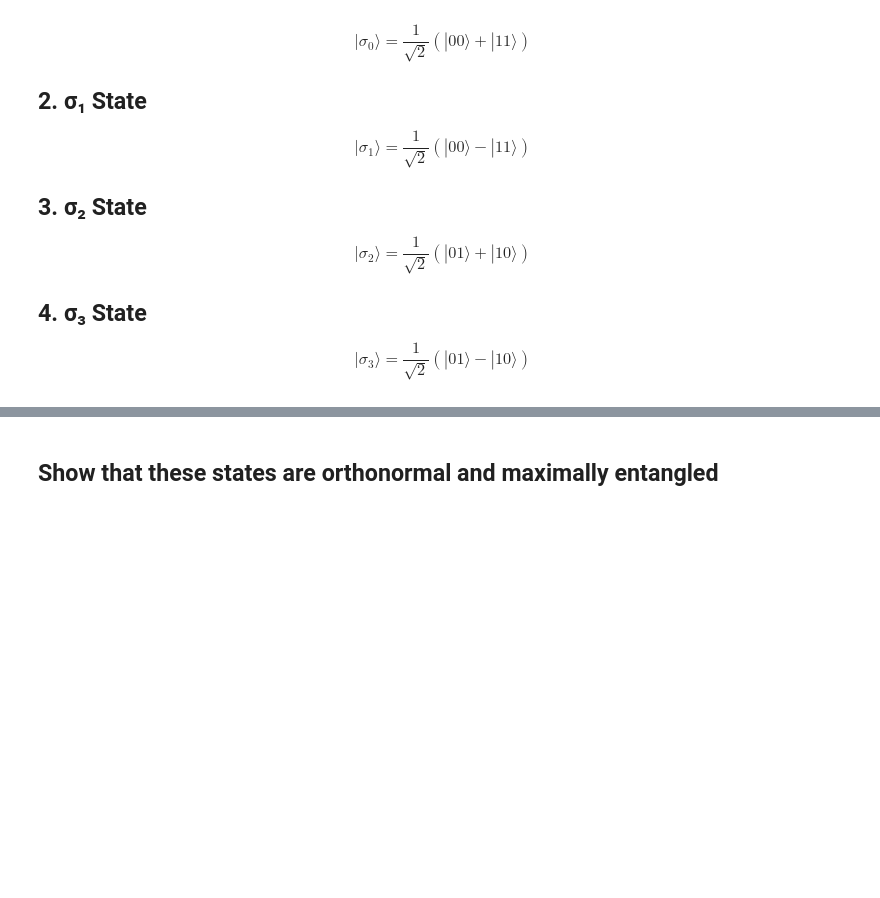
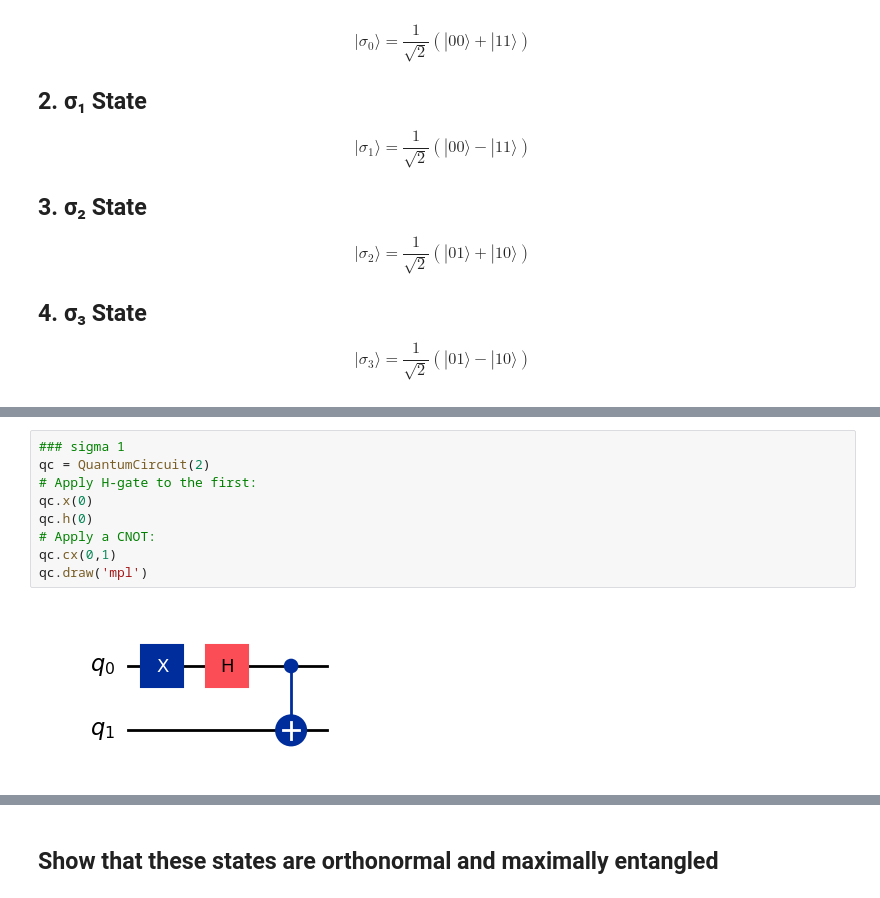
Before and after one commit to valdo92/QC_PSL_week, a Jupyter notebook: Lecture 3/03_1_Entangling_gates.ipynb, the cells around one changed output, grey strips where cells are left out. Drawn from its saved outputs; the diff is of its cells as text; blank space fills up the shorter version.

```diff
--- a/Lecture 3/03_1_Entangling_gates.ipynb
+++ b/Lecture 3/03_1_Entangling_gates.ipynb
@@ -403,0 +426,11 @@ $$
+# %%
+### sigma 1
+qc = QuantumCircuit(2)
+# Apply H-gate to the first:
+qc.x(0)
+qc.h(0)
+# Apply a CNOT:
+qc.cx(0,1)
+qc.draw('mpl')
+# %% [output]
+[figure, added]
```
Also changed, not shown: parts of 11 cells of this notebook, 1 other file.
